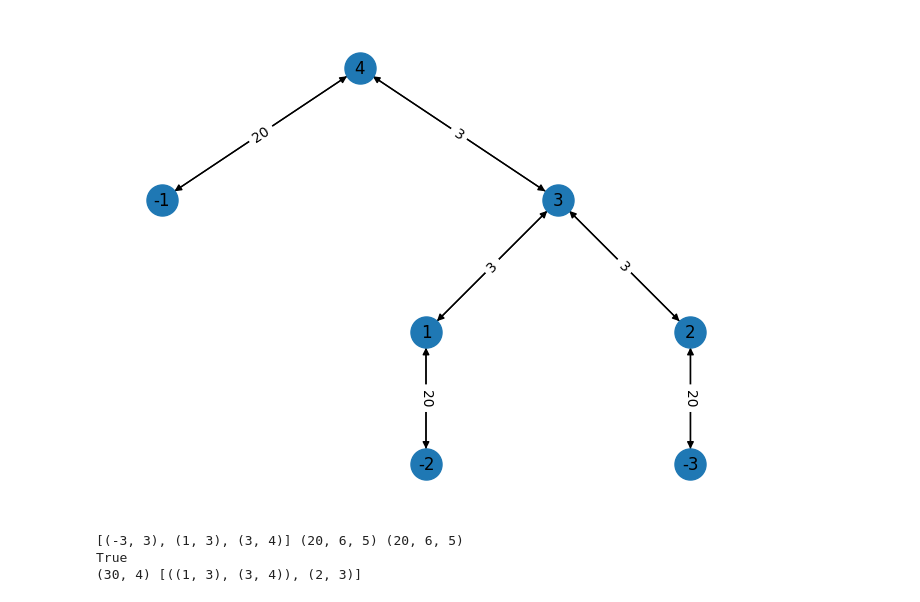
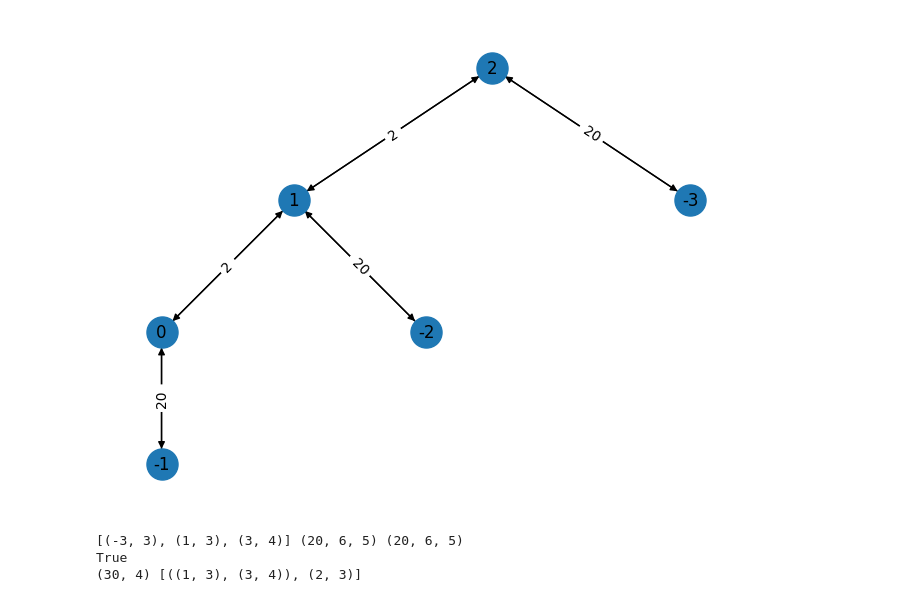
Before and after one commit to roman-ellerbrock/pyQuTree, a Jupyter notebook: ttnopt.ipynb, the cells around one changed output. Drawn from its saved outputs; the diff is of its cells as text; code cells hidden in the pictures.

```diff
--- a/ttnopt.ipynb
+++ b/ttnopt.ipynb
@@ -7,37 +7,37 @@ def parabula(x):
 def double_well_2(q):
     x = givens_x(-20.) @ givens_z(10.) @ givens_x(10.) @ q
     #x = q
     v1 = (x[0] - 0.02)**4 - 0.5 * x[0]**2
     v2 = (x[1] - 0.01)**4 - 0.5 * x[1]**2
     v3 = (x[2] - 0.05)**4 - 0.5 * x[2]**2
     return np.exp(-(v1 + v2 + v3))
 
 def double_well(x):
     v1 = 0.5*(x[0]- 0.5)**2 + 0.25 * (x[0] + 0.5)**2
     v2 = 0.5*(x[1]- 0.5)**2 + 0.25 * (x[1] + 0.5)**2
     v3 = 0.5*(x[2]- 0.5)**2 + 0.25 * (x[2] + 0.5)**2
     return np.exp(-(v1 + v2 + v3))
 
 def Err_xyz(x):
     return parabula(x)
 
 def Err_spherical(q):
     x = spherical_to_xyz(q)
     return parabula(x)
 
 N = 20
-r = 3
+r = 2
 f = 3
 #O = Objective(Err_xyz, spherical_linspace(N, include_boundaries= False), spherical_to_xyz)
 O = Objective(double_well_2, [linspace(-2., 2., N = N)] * f)
-G = balanced_tree(f, r, N)
-#G = tt_graph(f, r, N)
+#G = balanced_tree(f, r, N)
+G = tensor_train_graph(f, r, N)
 G = tn_grid(G, O.linspace)
 
 plot_tree(G)
 #plot_tt_diagram(G)
 # %% [output]
-[figure, old version]
+[figure, new version]
 # %%
 G_opt, df = ttnopt(G, O, nsweep = 5)
 fig = grid_animation(df)
```
Also changed, not shown: parts of 4 cells of this notebook, 6 other files.
